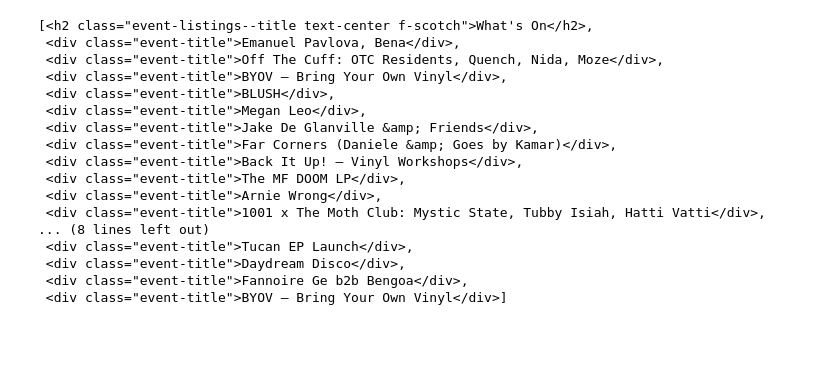
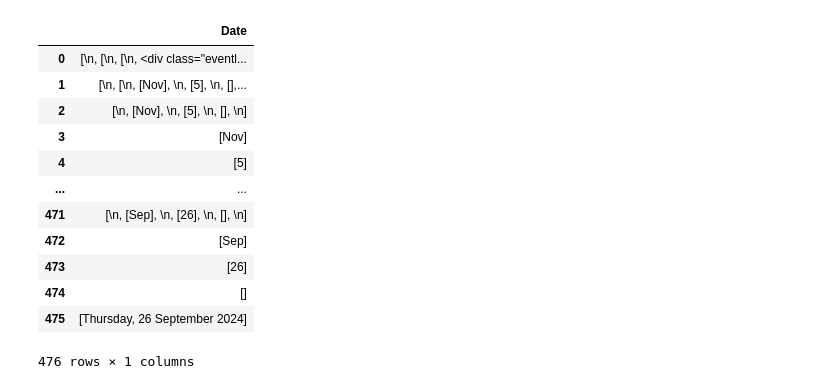
Before and after one commit to Arudejensen/Event_Scraper, a Jupyter notebook: Eventscraper.ipynb, the cells around one changed output. Cells and saved outputs as stored; diff of their text form; code cells hidden in the pictures; blank space fills up the shorter version.

Commit message:
added grow website

```diff
--- a/Eventscraper.ipynb
+++ b/Eventscraper.ipynb
@@ -6,16 +8,18 @@ import re
 # %%
 url_cafe1001 = "https://www.cafe1001.co.uk/music/"
 url_dalston = "https://dalstonsuperstore.com/whats-on/"
+url_grow = "https://www.growhackney.co.uk/events-calendar"
 # %%
-page = urlopen(url_cafe1001)
+page = urlopen(url_grow)
 html = page.read().decode("utf-8")
 soup = BeautifulSoup(html, "html.parser")
 # %%
 events = soup.find_all(["div", "li", "h2", "h3"], class_ = re.compile(r"event"))
 # %%
-titles = soup.find_all(["div", "li", "h2", "h3"], class_ = re.compile(r"event.*title"))
+titles = soup.find_all(["div", "li", "h1", "h2", "h3"], class_ = re.compile(r"event.*title"))
 # %%
 a_elements = soup.find_all(["a"], class_ = re.compile(r"event"))
 links = [link.get("href") for link in a_elements]
 # %%
-dates = soup.find_all(["div", "li", "h2", "h3"], class_ = re.compile(r"event.*date"))
+dates = soup.find_all(["time", "h3", "div"], class_ = re.compile(r"event.*date"))
+dates
@@ -22,23 +44,25 @@ dates = soup.find_all(["div", "li", "h2", "h3"], class_ = re.compile(r"event.*da
-# %%
-titles
-# %% [output]
-[<h2 class="event-listings--title text-center f-scotch">What's On</h2>,
- <div class="event-title">Emanuel Pavlova, Bena</div>,
- <div class="event-title">Off The Cuff: OTC Residents, Quench, Nida, Moze</div>,
- <div class="event-title">BYOV – Bring Your Own Vinyl</div>,
- <div class="event-title">BLUSH</div>,
- <div class="event-title">Megan Leo</div>,
- <div class="event-title">Jake De Glanville &amp; Friends</div>,
- <div class="event-title">Far Corners (Daniele &amp; Goes by Kamar)</div>,
- <div class="event-title">Back It Up! – Vinyl Workshops</div>,
- <div class="event-title">The MF DOOM LP</div>,
- <div class="event-title">Arnie Wrong</div>,
- <div class="event-title">1001 x The Moth Club: Mystic State, Tubby Isiah, Hatti Vatti</div>,
-... (8 lines left out)
- <div class="event-title">Tucan EP Launch</div>,
- <div class="event-title">Daydream Disco</div>,
- <div class="event-title">Fannoire Ge b2b Bengoa</div>,
- <div class="event-title">BYOV – Bring Your Own Vinyl</div>]
+# %%
+ df = pd.DataFrame({
+     #"Title" : titles,
+     #"Link" : links,
+     "Date" : dates,
+ })
+
+df
+# %% [output]
+|  | Date |
+| 0 | [\n, [\n, [\n, <div class="eventl... |
+| 1 | [\n, [\n, [Nov], \n, [5], \n, [],... |
+| 2 | [\n, [Nov], \n, [5], \n, [], \n] |
+| 3 | [Nov] |
+| 4 | [5] |
+| ... | ... |
+| 471 | [\n, [Sep], \n, [26], \n, [], \n] |
+| 472 | [Sep] |
+| 473 | [26] |
+| 474 | [] |
+| 475 | [Thursday, 26 September 2024] |
+476 rows × 1 columns
 # %%
 for event in events:
     print(event.get_text(strip = True))
```
Also changed, not shown: parts of 4 cells of this notebook.
